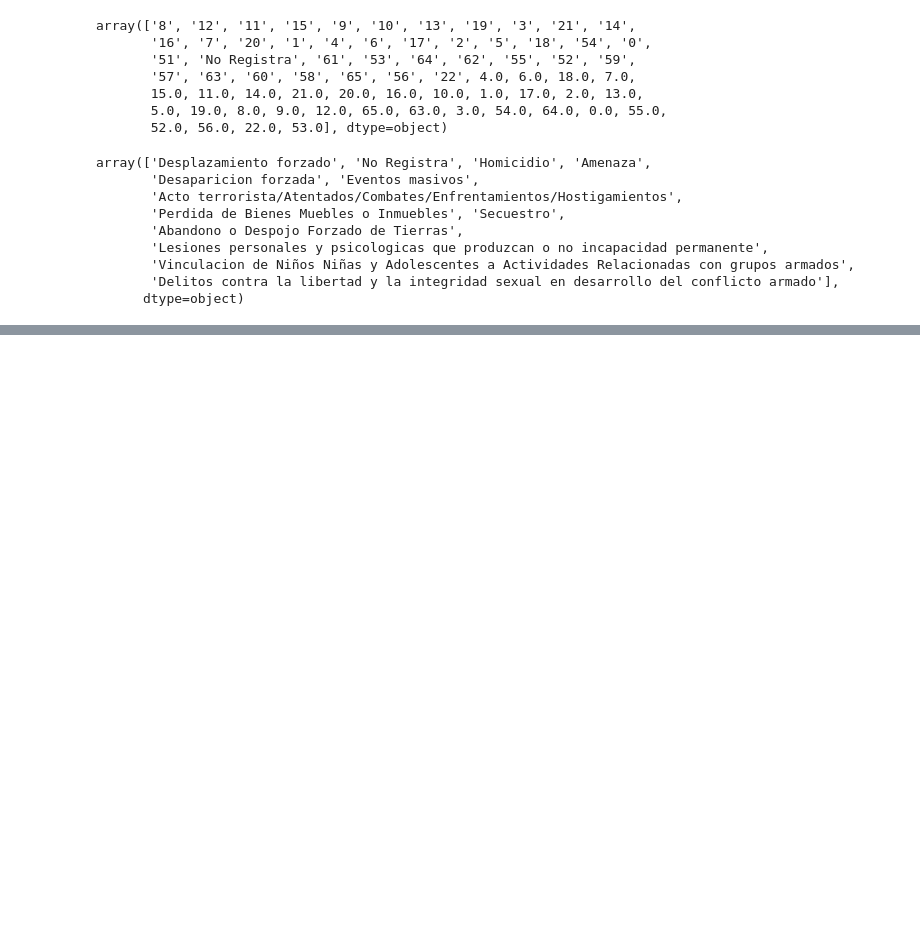
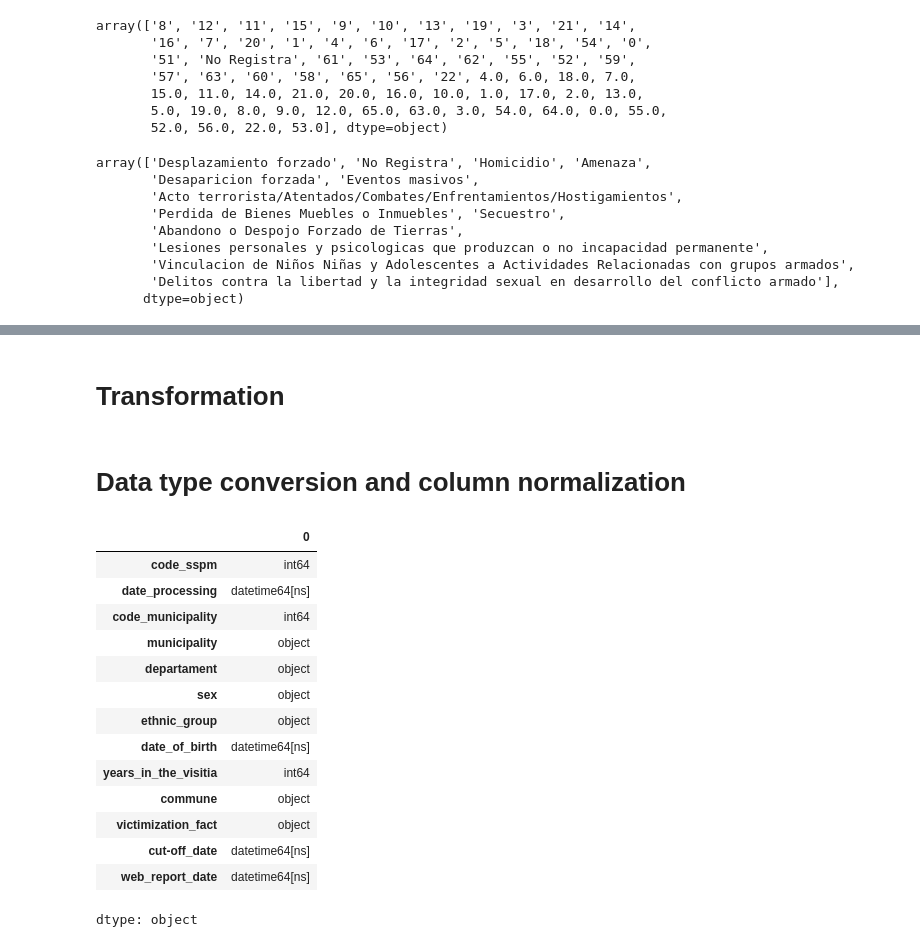
Before and after one commit to vamphook972/armed-conflict-ETL-project, a Jupyter notebook: notebooks/extraction _transformation.ipynb, the cells around one changed output, grey strips where cells are left out. Saved outputs shown, nothing was run; the diff lists cells and outputs as text; code cells hidden in the pictures; blank space fills up the shorter version.

```diff
--- a/notebooks/extraction _transformation.ipynb
+++ b/notebooks/extraction _transformation.ipynb
@@ -301,0 +316,20 @@ array(['Cali', nan], dtype=object)
+# %% [markdown]
+# **Transformation**
+# %% [markdown]
+# Data type conversion and column normalization
+# %%
+#Convert columns to integer(years_in_the_visitia,code_sspm, code_municipality )
+df['years_in_the_visitia'] = (df['years_in_the_visitia']).astype(int)
+df['code_sspm'] = (df['code_sspm']).astype(int)
+df['code_municipality'] = (df['code_municipality']).astype(int)
+# %%
+# date normalization, with the object of convert the columns to datetime
+df['web_report_date'] = df['web_report_date'].str.replace('dic', 'dec')
+df['date_of_birth'] = df['date_of_birth'].str.replace('ene', 'jan')
+df['date_of_birth'] = df['date_of_birth'].str.replace('ago', 'aug')
+df['date_of_birth'] = df['date_of_birth'].str.replace('dic', 'dec')
+df['date_of_birth'] = df['date_of_birth'].str.replace('abr', 'apr')
+df['date_processing'] = df['date_processing'].str.replace('ene', 'jan')
+df['date_processing'] = df['date_processing'].str.replace('ago', 'aug')
+df['date_processing'] = df['date_processing'].str.replace('dic', 'dec')
+df['date_processing'] = df['date_processing'].str.replace('abr', 'apr')
@@ -301,0 +342,18 @@ array(['Cali', nan], dtype=object)
+# %%
+df.dtypes
+# %% [output]
+|  | 0 |
+| code_sspm | int64 |
+| date_processing | datetime64[ns] |
+| code_municipality | int64 |
+| municipality | object |
+| departament | object |
+| sex | object |
+| ethnic_group | object |
+| date_of_birth | datetime64[ns] |
+| years_in_the_visitia | int64 |
+| commune | object |
+| victimization_fact | object |
+| cut-off_date | datetime64[ns] |
+| web_report_date | datetime64[ns] |
+dtype: object
```
Also changed, not shown: parts of 24 cells of this notebook.
